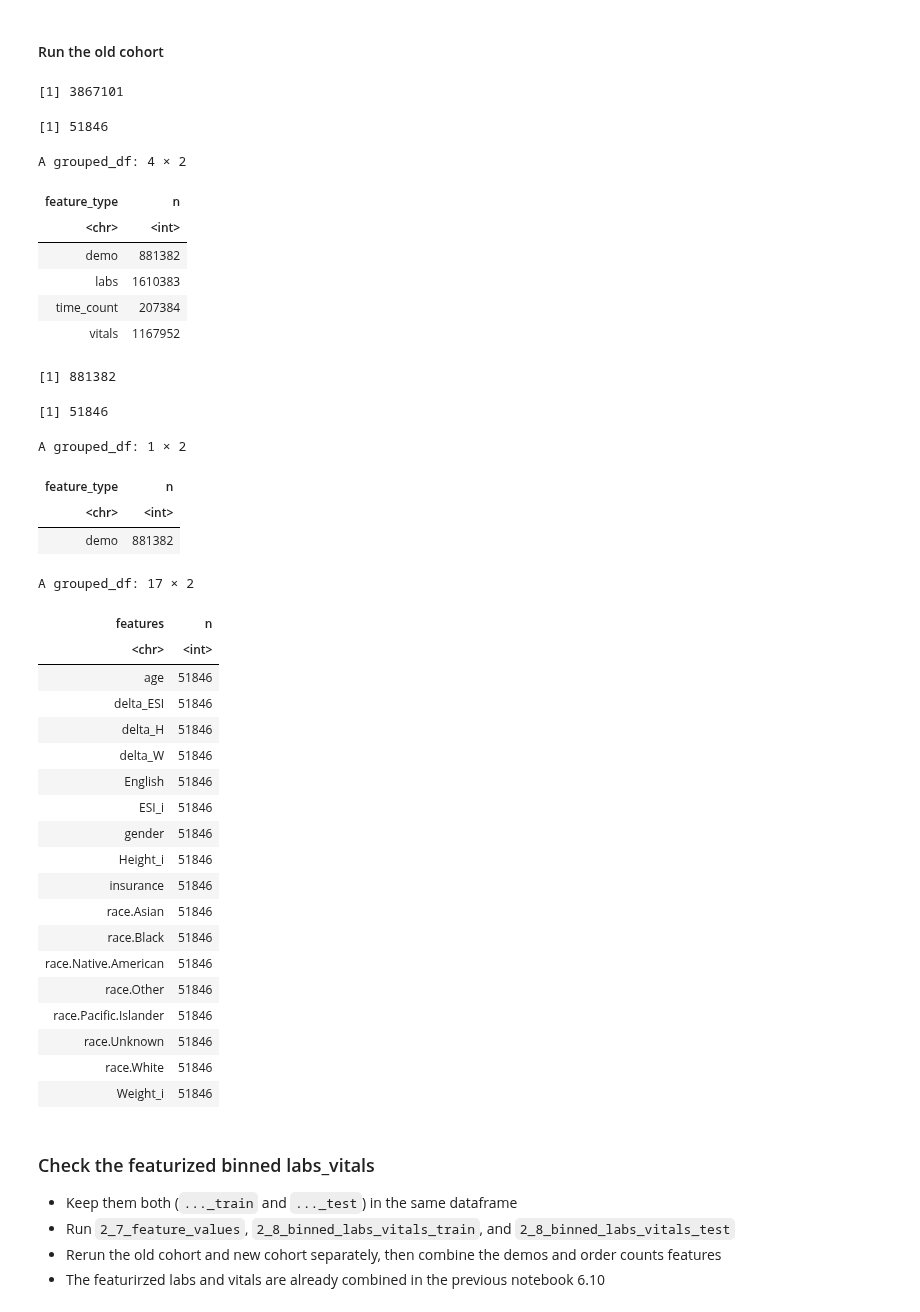
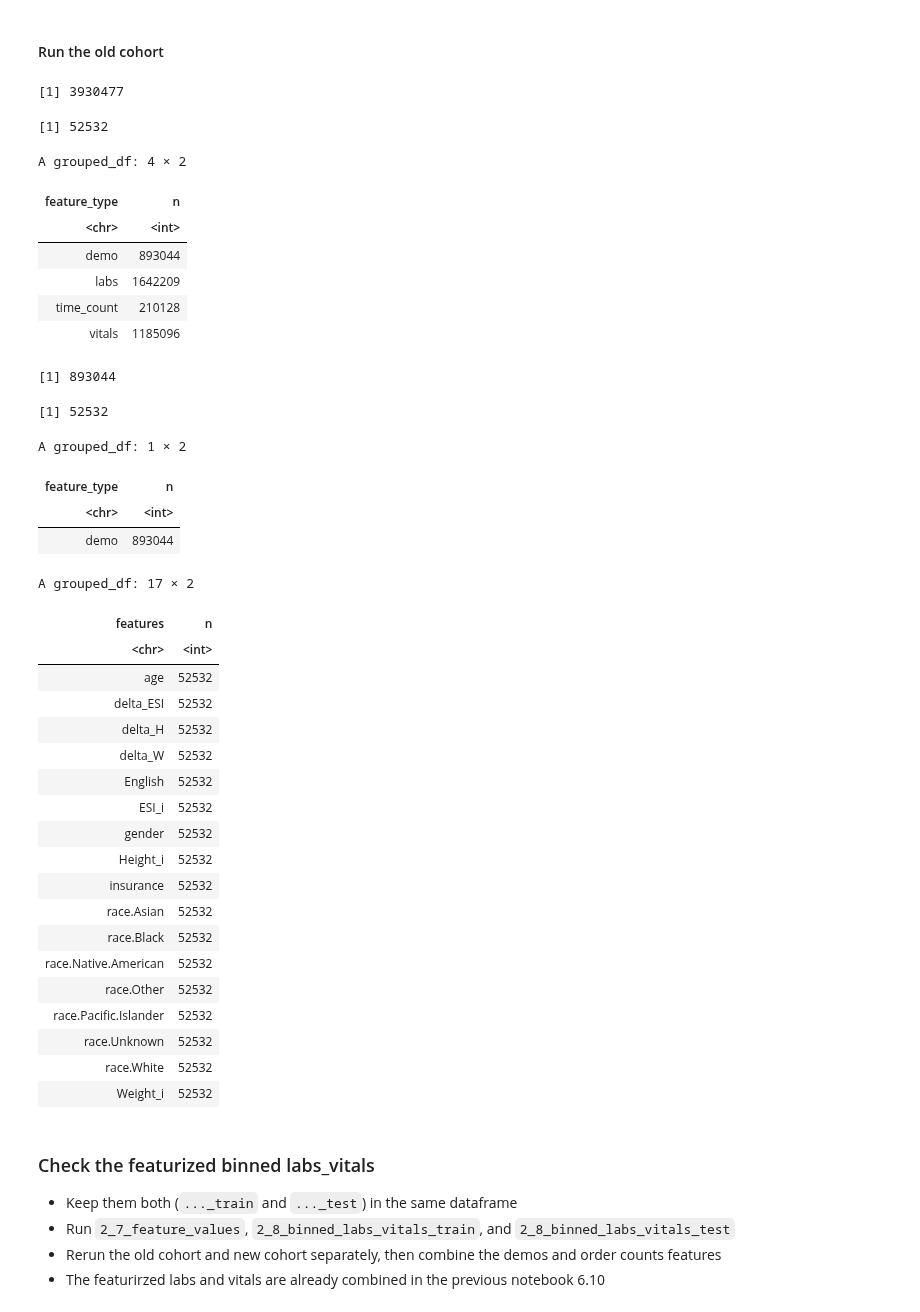
Before and after one commit to Minh084/TDA, a Jupyter notebook: shc2021/14_featurizedvalues_ordercounts_R.ipynb, the cells around one changed output. Saved outputs shown, nothing was run; the diff lists cells and outputs as text; code cells hidden in the pictures.

```diff
--- a/shc2021/14_featurizedvalues_ordercounts_R.ipynb
+++ b/shc2021/14_featurizedvalues_ordercounts_R.ipynb
@@ -187,20 +207,22 @@ length(unique(orders_micro$pat_enc_csn_id_coded)) # 51839 (7 missing)
 #### Run the old cohort
 # %%
 # check all features with values
-values <- read.csv(file.path(outdir, '12_coh4_noOR_noDKA_feature_values.csv'))
+# values <- read.csv(file.path(outdir, '12_coh4_noOR_noDKA_feature_values.csv'))
+values <- read.csv(file.path(outdir, '12_coh4_noOR_feature_values.csv'))
+
 nrow(values) # coh4 3867101
 length(unique(values$pat_enc_csn_id_coded)) # 51846
 values %>% group_by(feature_type) %>% count()
 # %% [output]
-[1] 3867101
+[1] 3930477
-[1] 51846
+[1] 52532
 A grouped_df: 4 × 2
 | feature_type | n |
 | <chr> | <int> |
-| demo | 881382 |
-| labs | 1610383 |
-| time_count | 207384 |
-| vitals | 1167952 |
+| demo | 893044 |
+| labs | 1642209 |
+| time_count | 210128 |
+| vitals | 1185096 |
 # %%
 # get demographics features
 demos <- values %>% filter(feature_type == 'demo') %>% select(anon_id, pat_enc_csn_id_coded, admit_time,
@@ -208,8 +230,8 @@ demos <- values %>% filter(feature_type == 'demo') %>% select(anon_id, pat_enc_c
 nrow(demos) # coh4 881382
 length(unique(demos$pat_enc_csn_id_coded)) # 51846
 # %% [output]
-[1] 881382
+[1] 893044
-[1] 51846
+[1] 52532
 # %%
 demos %>% group_by(feature_type) %>% count()
 demos %>% group_by(features) %>% count()
@@ -217,27 +239,27 @@ demos %>% group_by(features) %>% count()
 A grouped_df: 1 × 2
 | feature_type | n |
 | <chr> | <int> |
-| demo | 881382 |
+| demo | 893044 |
 A grouped_df: 17 × 2
 | features | n |
 | <chr> | <int> |
-| age | 51846 |
-| delta_ESI | 51846 |
-| delta_H | 51846 |
-| delta_W | 51846 |
-| English | 51846 |
-| ESI_i | 51846 |
-| gender | 51846 |
-| Height_i | 51846 |
-| insurance | 51846 |
-| race.Asian | 51846 |
-| race.Black | 51846 |
-| race.Native.American | 51846 |
-| race.Other | 51846 |
-| race.Pacific.Islander | 51846 |
-| race.Unknown | 51846 |
-| race.White | 51846 |
-| Weight_i | 51846 |
+| age | 52532 |
+| delta_ESI | 52532 |
+| delta_H | 52532 |
+| delta_W | 52532 |
+| English | 52532 |
+| ESI_i | 52532 |
+| gender | 52532 |
+| Height_i | 52532 |
+| insurance | 52532 |
+| race.Asian | 52532 |
+| race.Black | 52532 |
+| race.Native.American | 52532 |
+| race.Other | 52532 |
+| race.Pacific.Islander | 52532 |
+| race.Unknown | 52532 |
+| race.White | 52532 |
+| Weight_i | 52532 |
 # %% [markdown]
 ### Check the featurized binned labs_vitals
 - Keep them both (`..._train` and `..._test`) in the same dataframe
```
Also changed, not shown: parts of 16 cells of this notebook, 11 other files.
